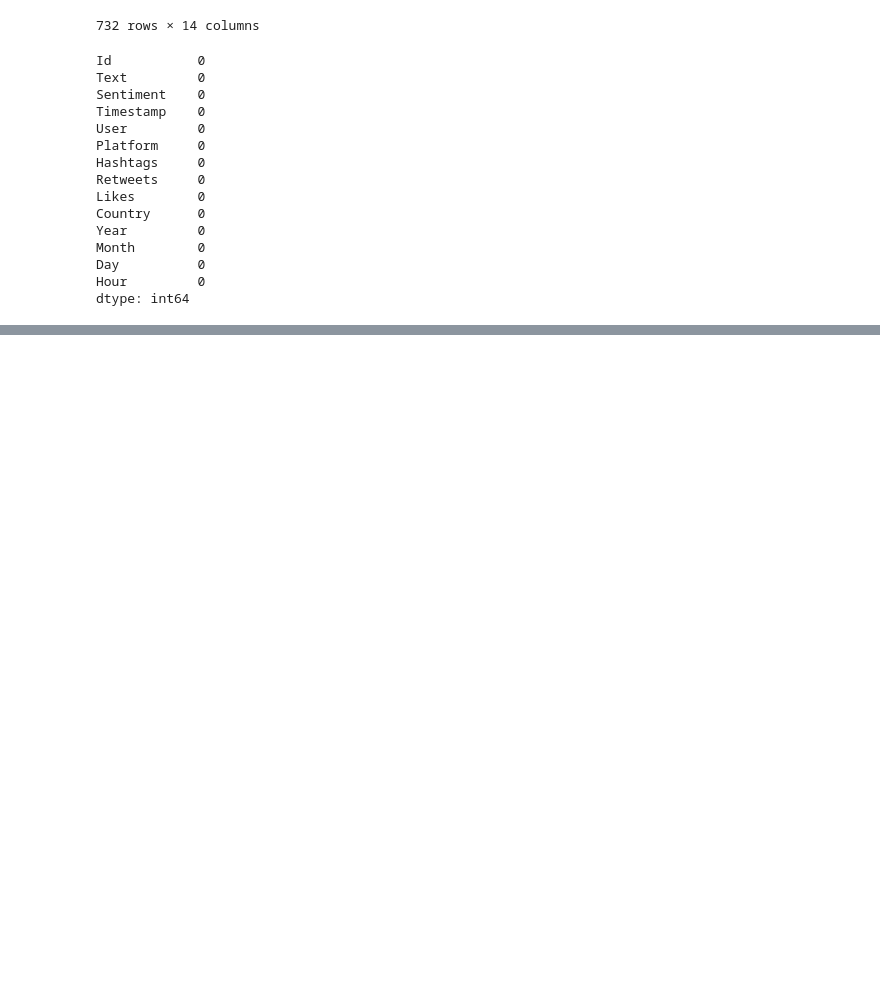
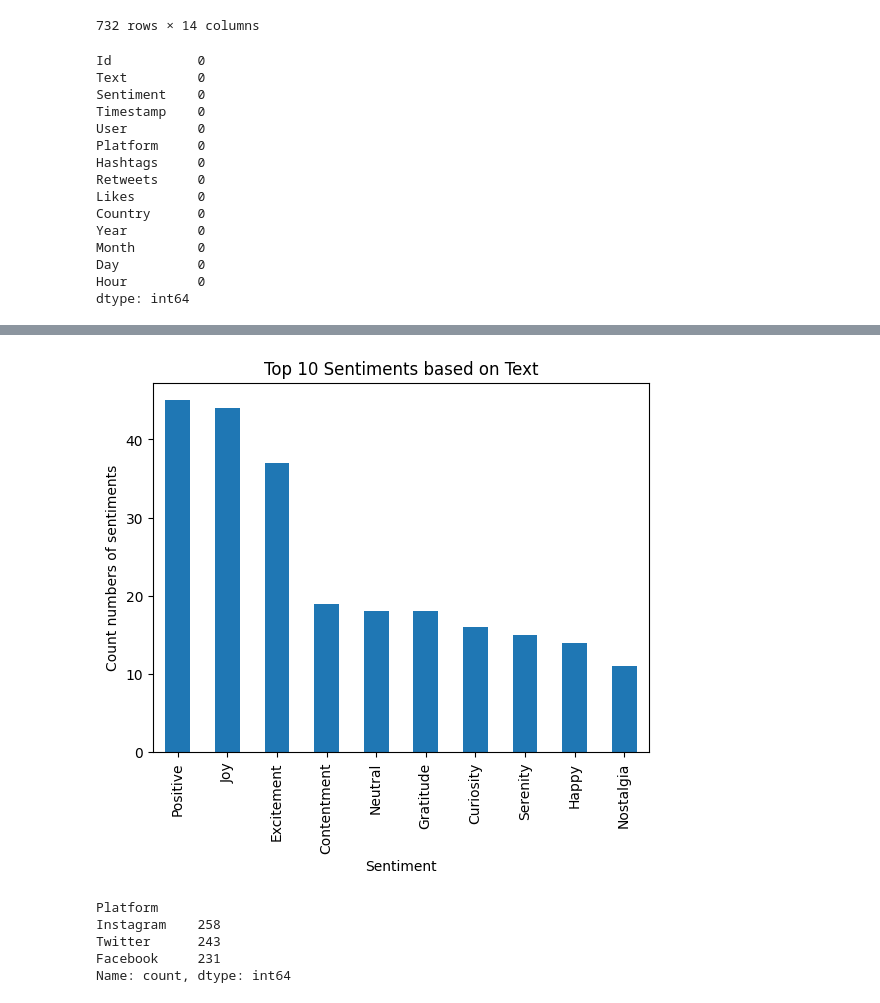
Before and after one commit to zizo155/sentimental-analysis, a Jupyter notebook: sentimental_analysis.ipynb, the cells around one changed output, grey strips where cells are left out. Drawn from its saved outputs; the diff is of its cells as text; code cells hidden in the pictures; blank space fills up the shorter version.

```diff
--- a/sentimental_analysis.ipynb
+++ b/sentimental_analysis.ipynb
@@ -172,3 +167,20 @@ df.head(10)
 | 7 | 7 | The new movie release is a must-w... | Positive | 2023-01-16 19:30:00 | MovieBuff | Instagram | #MovieNight #MustWatch | 15.0 | 30.0 | USA | ... |
 | 8 | 8 | Political discussions heating up ... | Negative | 2023-01-17 08:00:00 | DebateTalk | Twitter | #Politics #Debate | 30.0 | 60.0 | USA | ... |
 | 9 | 9 | Missing summer vibes and beach days. | Neutral | 2023-01-17 12:20:00 | BeachLover | Facebook | #Summer #BeachDays | 18.0 | 35.0 | Australia | ... |
+# %%
+# define top 10 sentiments
+df['Sentiment'].value_counts().nlargest(10).plot(kind='bar')
+plt.title('Top 10 Sentiments based on Text')
+plt.xlabel('Sentiment')
+plt.ylabel('Count numbers of sentiments')
+plt.show()
+# %% [output]
+[figure, added]
+# %%
+df['Platform'].value_counts()
+# %% [output]
+Platform
+Instagram    258
+Twitter      243
+Facebook     231
+Name: count, dtype: int64
```
Also changed, not shown: parts of 11 cells of this notebook.
